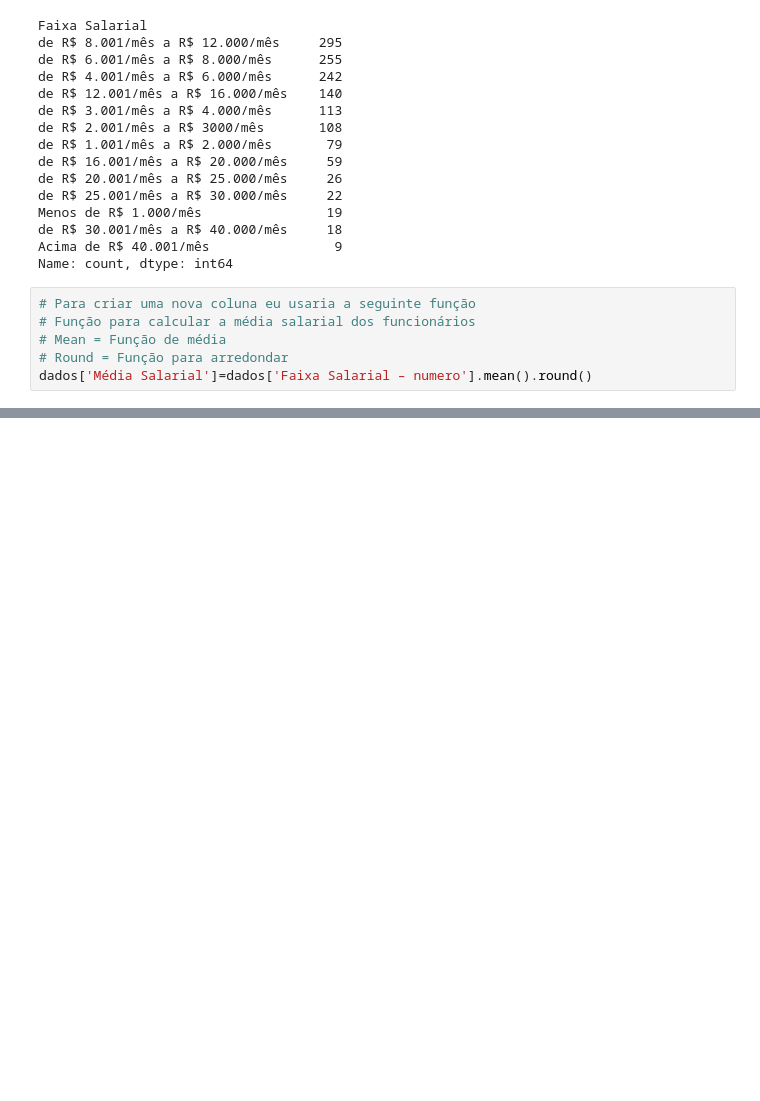
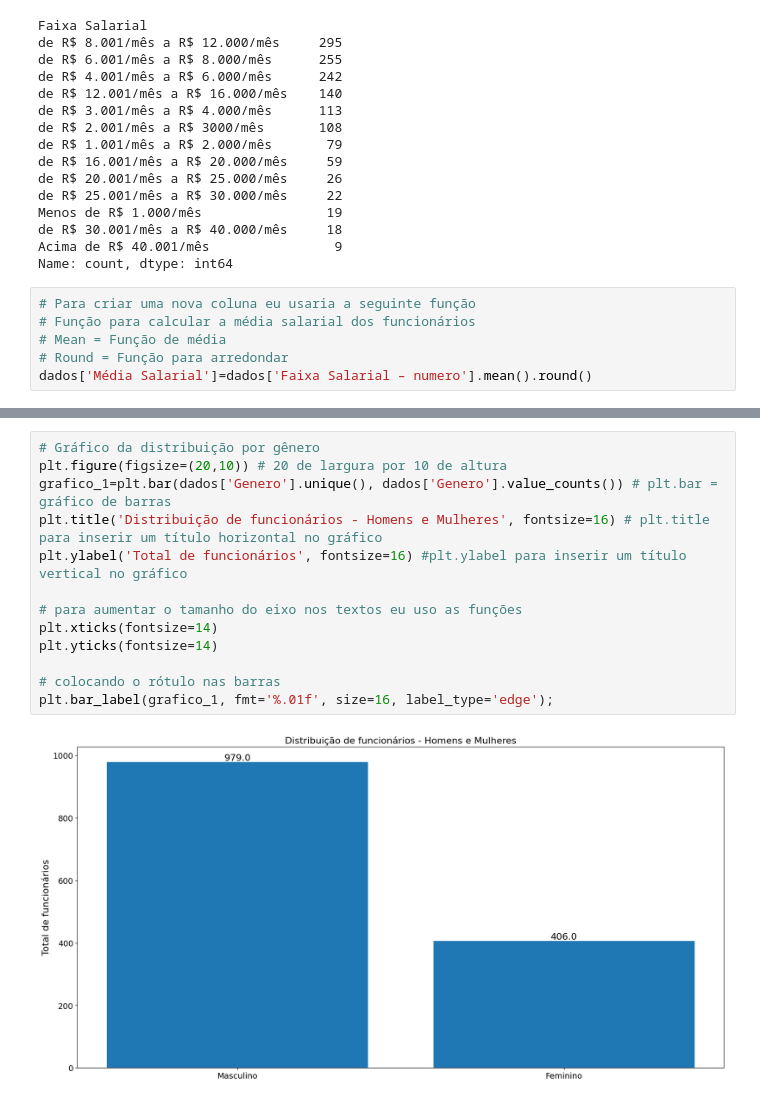
Before and after one commit to ImArthurMendes/IAA002---Linguagem-de-programa-o-aplicada, a Jupyter notebook: LPA - Prática - Aula 23 - 4.3 Resolução do exercício.ipynb, the cells around one changed output, grey strips where cells are left out. Saved outputs shown, nothing was run; the diff lists cells and outputs as text; blank space fills up the shorter version.

```diff
--- a/LPA - Prática - Aula 23 - 4.3 Resolução do exercício.ipynb
+++ b/LPA - Prática - Aula 23 - 4.3 Resolução do exercício.ipynb
@@ -228,0 +243,15 @@ dados.head()
+# %%
+# Gráfico da distribuição por gênero
+plt.figure(figsize=(20,10)) # 20 de largura por 10 de altura
+grafico_1=plt.bar(dados['Genero'].unique(), dados['Genero'].value_counts()) # plt.bar = gráfico de barras
+plt.title('Distribuição de funcionários - Homens e Mulheres', fontsize=16) # plt.title para inserir um título horizontal no gráfico
+plt.ylabel('Total de funcionários', fontsize=16) #plt.ylabel para inserir um título vertical no gráfico
+
+# para aumentar o tamanho do eixo nos textos eu uso as funções
+plt.xticks(fontsize=14)
+plt.yticks(fontsize=14)
+
+# colocando o rótulo nas barras
+plt.bar_label(grafico_1, fmt='%.01f', size=16, label_type='edge');
+# %% [output]
+[figure, added]
```
Also changed, not shown: parts of 27 cells of this notebook.
